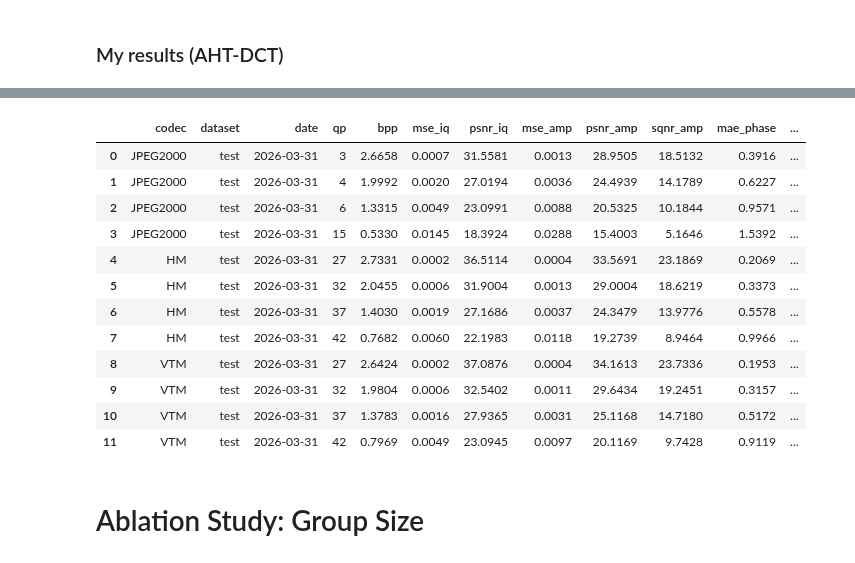
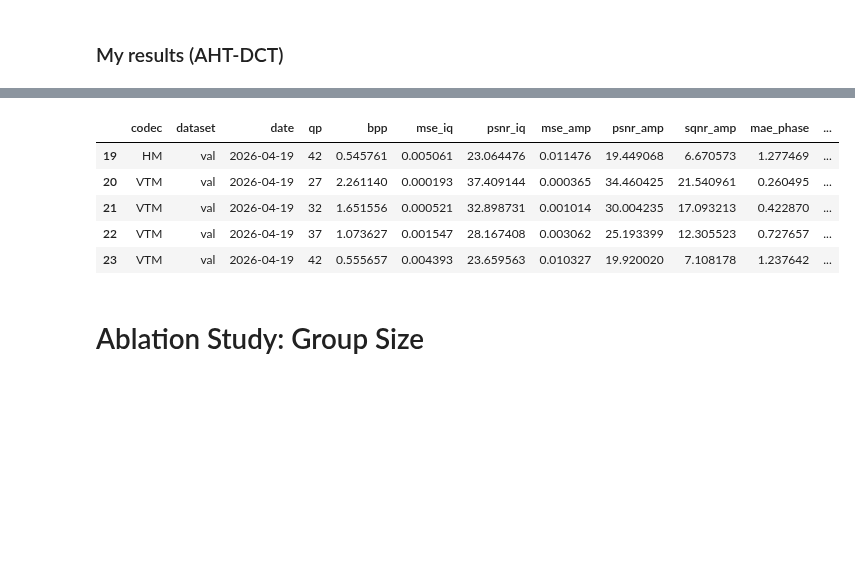
Before and after one commit to zb-umkc/PACT, a Jupyter notebook: analysis.ipynb, the cells around one changed output, grey strips where cells are left out. Cells and saved outputs as stored; diff of their text form; code cells hidden in the pictures; blank space fills up the shorter version.

```diff
--- a/analysis.ipynb
+++ b/analysis.ipynb
@@ -45,22 +43,15 @@ results_highres_df.head(50)
 # %%
 results_bench_df = pd.read_csv("results_bench.csv", header=0)
 results_bench_df = results_bench_df[results_bench_df["bpp"] > 0.1]
 
-results_bench_df.tail(20)
+results_bench_df.tail()
 # %% [output]
 |  | codec | dataset | date | qp | bpp | mse_iq | psnr_iq | mse_amp | psnr_amp | sqnr_amp | mae_phase | ... |
-| 0 | JPEG2000 | test | 2026-03-31 | 3 | 2.6658 | 0.0007 | 31.5581 | 0.0013 | 28.9505 | 18.5132 | 0.3916 | ... |
-| 1 | JPEG2000 | test | 2026-03-31 | 4 | 1.9992 | 0.0020 | 27.0194 | 0.0036 | 24.4939 | 14.1789 | 0.6227 | ... |
-| 2 | JPEG2000 | test | 2026-03-31 | 6 | 1.3315 | 0.0049 | 23.0991 | 0.0088 | 20.5325 | 10.1844 | 0.9571 | ... |
-| 3 | JPEG2000 | test | 2026-03-31 | 15 | 0.5330 | 0.0145 | 18.3924 | 0.0288 | 15.4003 | 5.1646 | 1.5392 | ... |
-| 4 | HM | test | 2026-03-31 | 27 | 2.7331 | 0.0002 | 36.5114 | 0.0004 | 33.5691 | 23.1869 | 0.2069 | ... |
-| 5 | HM | test | 2026-03-31 | 32 | 2.0455 | 0.0006 | 31.9004 | 0.0013 | 29.0004 | 18.6219 | 0.3373 | ... |
-| 6 | HM | test | 2026-03-31 | 37 | 1.4030 | 0.0019 | 27.1686 | 0.0037 | 24.3479 | 13.9776 | 0.5578 | ... |
-| 7 | HM | test | 2026-03-31 | 42 | 0.7682 | 0.0060 | 22.1983 | 0.0118 | 19.2739 | 8.9464 | 0.9966 | ... |
-| 8 | VTM | test | 2026-03-31 | 27 | 2.6424 | 0.0002 | 37.0876 | 0.0004 | 34.1613 | 23.7336 | 0.1953 | ... |
-| 9 | VTM | test | 2026-03-31 | 32 | 1.9804 | 0.0006 | 32.5402 | 0.0011 | 29.6434 | 19.2451 | 0.3157 | ... |
-| 10 | VTM | test | 2026-03-31 | 37 | 1.3783 | 0.0016 | 27.9365 | 0.0031 | 25.1168 | 14.7180 | 0.5172 | ... |
-| 11 | VTM | test | 2026-03-31 | 42 | 0.7969 | 0.0049 | 23.0945 | 0.0097 | 20.1169 | 9.7428 | 0.9119 | ... |
+| 19 | HM | val | 2026-04-19 | 42 | 0.545761 | 0.005061 | 23.064476 | 0.011476 | 19.449068 | 6.670573 | 1.277469 | ... |
+| 20 | VTM | val | 2026-04-19 | 27 | 2.261140 | 0.000193 | 37.409144 | 0.000365 | 34.460425 | 21.540961 | 0.260495 | ... |
+| 21 | VTM | val | 2026-04-19 | 32 | 1.651556 | 0.000521 | 32.898731 | 0.001014 | 30.004235 | 17.093213 | 0.422870 | ... |
+| 22 | VTM | val | 2026-04-19 | 37 | 1.073627 | 0.001547 | 28.167408 | 0.003062 | 25.193399 | 12.305523 | 0.727657 | ... |
+| 23 | VTM | val | 2026-04-19 | 42 | 0.555657 | 0.004393 | 23.659563 | 0.010327 | 19.920020 | 7.108178 | 1.237642 | ... |
 # %% [markdown]
 # Ablation Study: Group Size
 # %%
```
Also changed, not shown: parts of 25 cells of this notebook, 8 other files.
